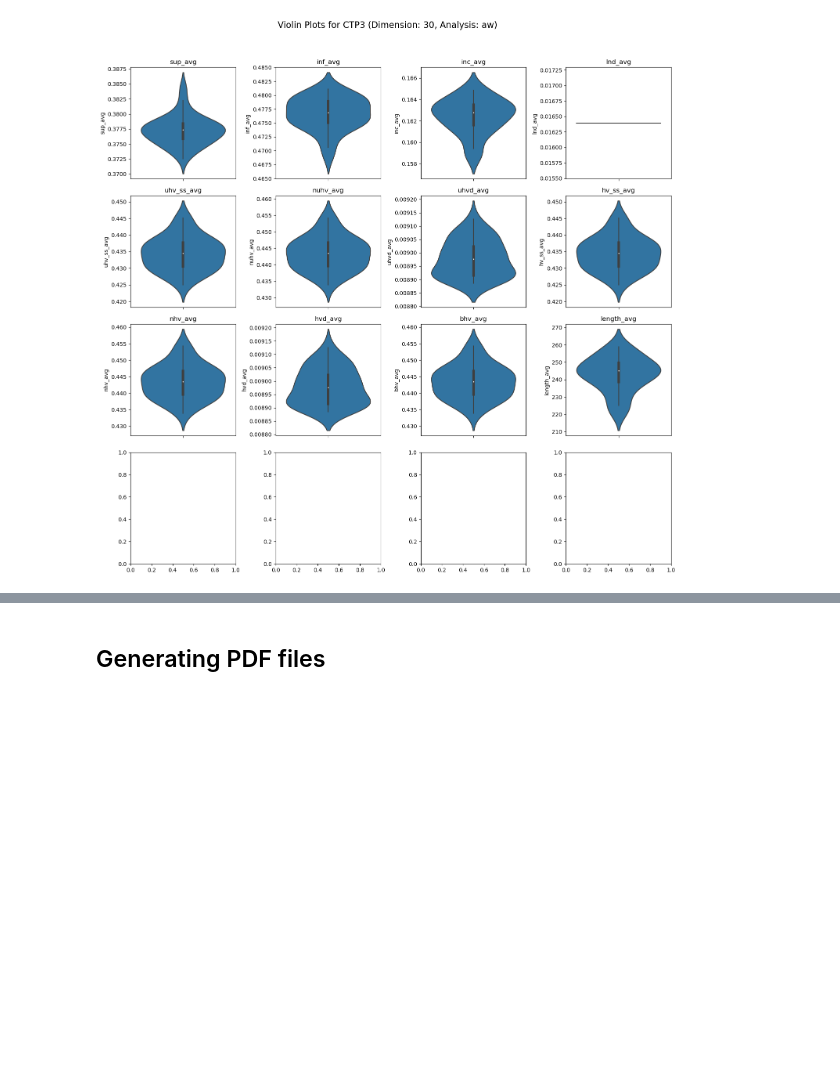
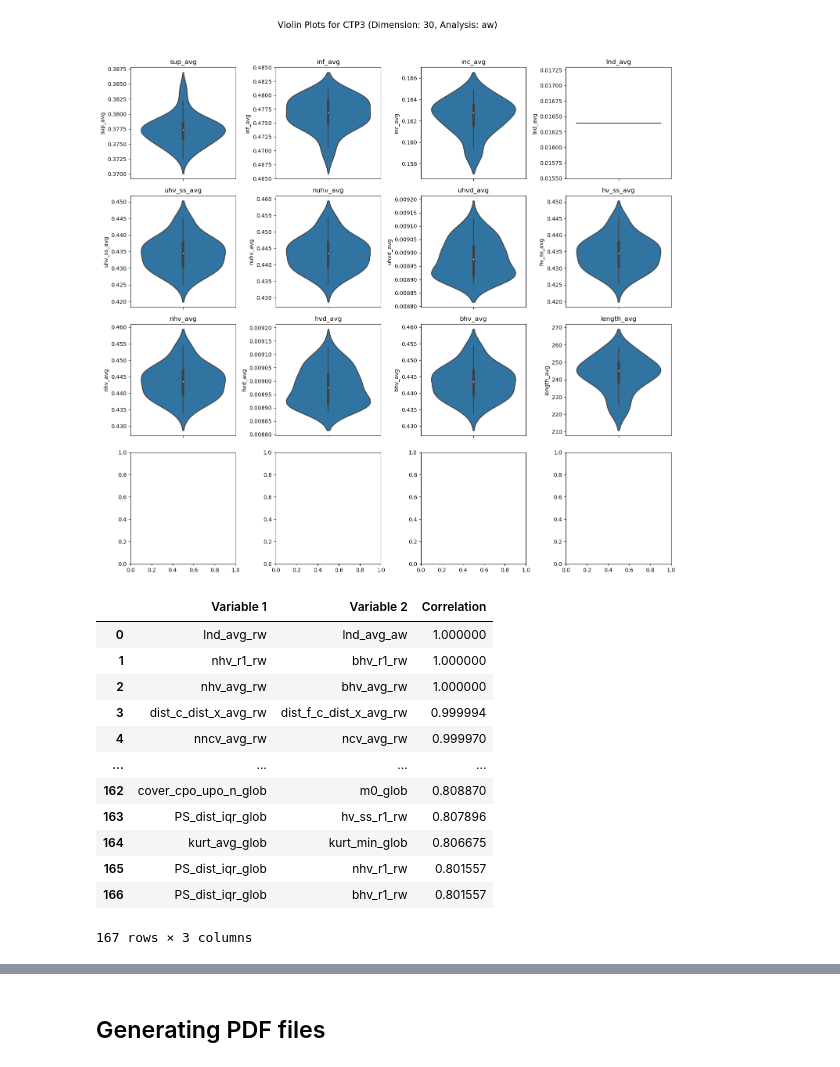
Before and after one commit to richardlovesspaceengineering/rrut_thesis_code, a Jupyter notebook: ISA-CMOP_Python/thesis_notebook.ipynb, the cells around one changed output, grey strips where cells are left out. Cells and saved outputs as stored; diff of their text form; code cells hidden in the pictures; blank space fills up the shorter version.

```diff
--- a/ISA-CMOP_Python/thesis_notebook.ipynb
+++ b/ISA-CMOP_Python/thesis_notebook.ipynb
@@ -392,3 +392,19 @@ dashboard.plot_features_comparison(
 dashboard.plot_problem_features("CTP3", 30, "aw")
 # %% [output]
 [figure]
+# %%
+dashboard.get_top_correlation_pairs(min_corr_magnitude=0.8)
+# %% [output]
+|  | Variable 1 | Variable 2 | Correlation |
+| 0 | lnd_avg_rw | lnd_avg_aw | 1.000000 |
+| 1 | nhv_r1_rw | bhv_r1_rw | 1.000000 |
+| 2 | nhv_avg_rw | bhv_avg_rw | 1.000000 |
+| 3 | dist_c_dist_x_avg_rw | dist_f_c_dist_x_avg_rw | 0.999994 |
+| 4 | nncv_avg_rw | ncv_avg_rw | 0.999970 |
+| ... | ... | ... | ... |
+| 162 | cover_cpo_upo_n_glob | m0_glob | 0.808870 |
+| 163 | PS_dist_iqr_glob | hv_ss_r1_rw | 0.807896 |
+| 164 | kurt_avg_glob | kurt_min_glob | 0.806675 |
+| 165 | PS_dist_iqr_glob | nhv_r1_rw | 0.801557 |
+| 166 | PS_dist_iqr_glob | bhv_r1_rw | 0.801557 |
+167 rows × 3 columns
```
Also changed, not shown: parts of 2 cells of this notebook, 1 other file.
